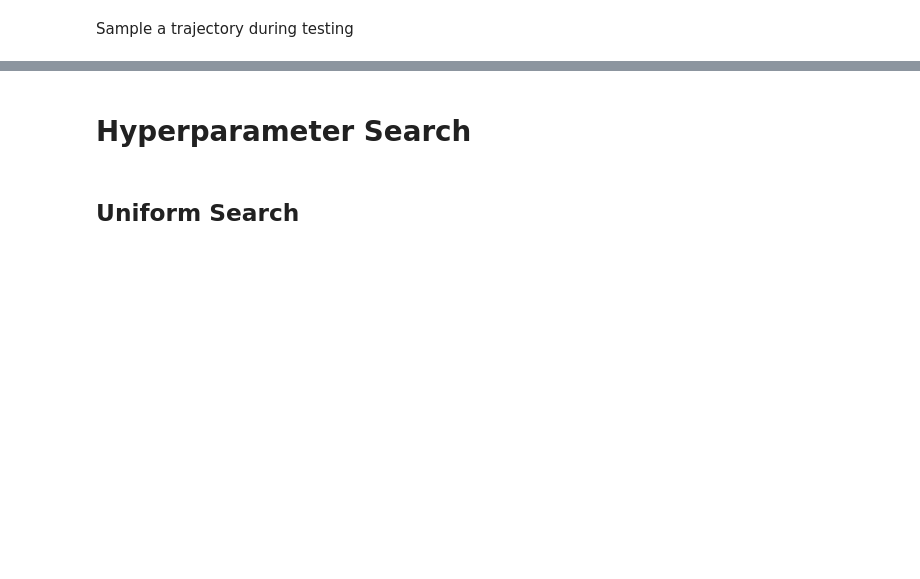
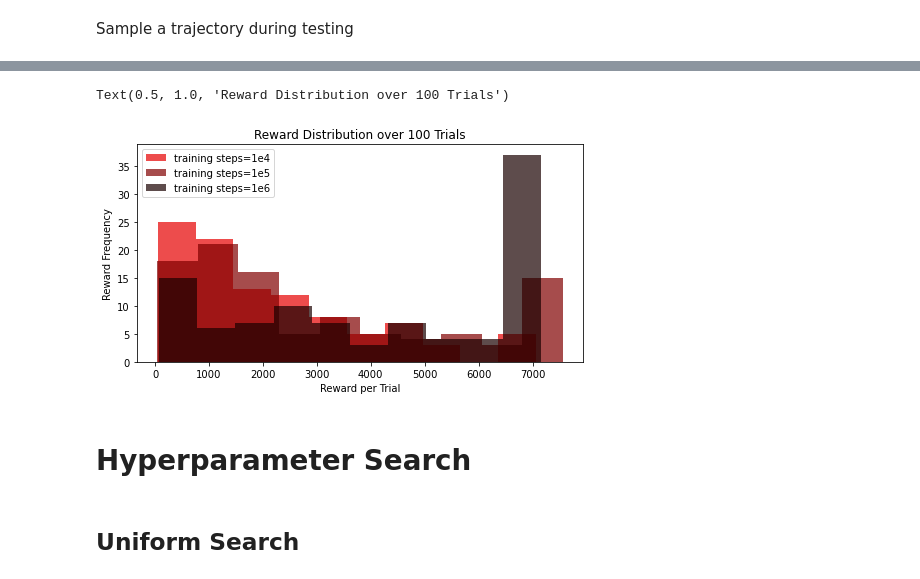
Before and after one commit to Tsmorz/rl-final-project, a Jupyter notebook: PPO_drone.ipynb, the cells around one changed output, grey strips where cells are left out. Saved outputs shown, nothing was run; the diff lists cells and outputs as text; code cells hidden in the pictures; blank space fills up the shorter version.

```diff
--- a/PPO_drone.ipynb
+++ b/PPO_drone.ipynb
@@ -531,7 +531,7 @@ class Drone():
         return self.prev_image, reward, terminated, False
 
     def reset(self):
-        self.state = np.random.uniform(-0.01,0.01,(4,))
+        self.state = np.random.uniform(-0.05,0.05,(4,))
         self.prev_action = 0
         self.steps_beyond_terminated = None
         self.time = 0
@@ -975,11 +964,11 @@ Sample a trajectory during testing
 # %%
 avg_test_reward, _, trajectory = test_policy(env_name=env_name, total_test_episodes = 1, hyper=hyper, write_out=False)
 
-results = []
+results3 = []
 for i in range(100):
     avg_test_reward, _, trajectory = test_policy(env_name=env_name, total_test_episodes = 1, hyper=hyper, write_out=False)
-    results.append(avg_test_reward)
+    results3.append(avg_test_reward)
     pitch,alpha,alpha_dot,alt,elev = zip(*trajectory)
 
-plt.plot(5*np.arange(len(alt)),alt)
-plt.plot(5*np.arange(len(alt)),np.array(elev)-15)
+# plt.plot(5*np.arange(len(alt)),alt)
+# plt.plot(5*np.arange(len(alt)),np.array(elev)-15)
@@ -988,3 +993,15 @@ plt.hist(results)
+# %%
+plt.figure(figsize=(8,4))
+plt.hist(results3, color=[0.9, 0, 0, 0.7])
+plt.hist(results, color=[0.5, 0, 0, 0.7])
+plt.hist(results2, color=[0.1, 0, 0, 0.7])
+plt.legend(['training steps=1e4','training steps=1e5','training steps=1e6'])
+plt.xlabel('Reward per Trial')
+plt.ylabel('Reward Frequency')
+plt.title('Reward Distribution over 100 Trials')
+# %% [output]
+Text(0.5, 1.0, 'Reward Distribution over 100 Trials')
+[figure, added]
 # %%
 %matplotlib qt
 
```
Also changed, not shown: parts of 5 cells of this notebook, 6 other files.
